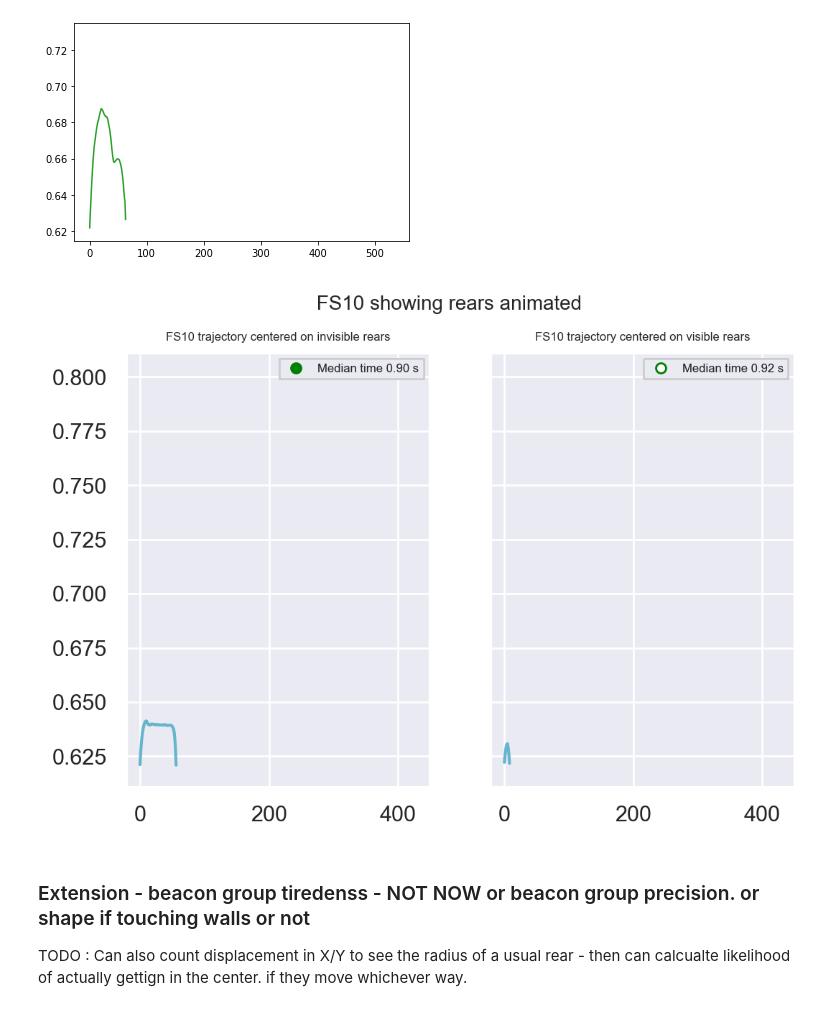
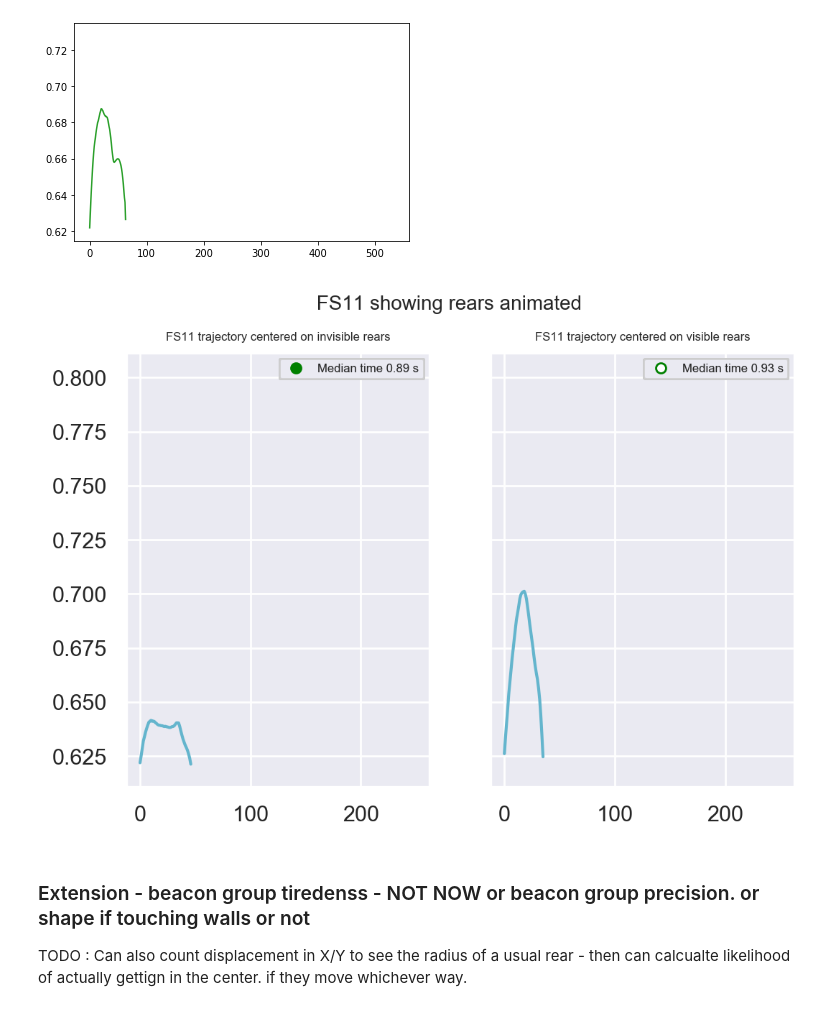
Before and after one commit to Fabalinks/Rearing_analysis, a Jupyter notebook: Code/20211201_FS_rearing_dynamics_PLOTTING.ipynb, the cells around one changed output. Cells and saved outputs as stored; diff of their text form; code cells hidden in the pictures.

```diff
--- a/Code/20211201_FS_rearing_dynamics_PLOTTING.ipynb
+++ b/Code/20211201_FS_rearing_dynamics_PLOTTING.ipynb
@@ -554,5 +554,5 @@ def Get_rear_dur_visible_beacon_and_not (rat_ID,day_beg,day_end,distance_from_be
 
         print("collected %s rears"%index)
     return(lenght_in,lenght_out,rear_traj,rear_traj_out)
-lenght_in,lenght_out,rear_traj,rear_traj_out=Get_rear_dur_visible_beacon_and_not(rat_ID='FS10',day_beg=8,day_end=15,distance_from_beacon=.2)
+lenght_in,lenght_out,rear_traj,rear_traj_out=Get_rear_dur_visible_beacon_and_not(rat_ID='FS11',day_beg=8,day_end=15,distance_from_beacon=.2)
 # %% [output]
@@ -623,35 +623,35 @@ def Rear_trajectories_animated (session,lenght_in,lenght_out,rear_traj,rear_traj
     fig, ax = plt.subplots(1,2,dpi=200,sharey=True,sharex=True)
     camera = Camera(fig)
 
 
     ax[0].set_title ('%s trajectory centered on invisible rears'%(session), fontsize=6)
     ax[1].set_title ('%s trajectory centered on visible rears'%(session),fontsize=6)
 
     median = statistics.median(lenght_in)
     median_out= statistics.median(lenght_out)
 
     median = mlines.Line2D([], [], marker='o',markersize=5,markerfacecolor="green",
                             markeredgecolor="green",linewidth = 0, label='Median time %.2f s' %median)
     median_out = mlines.Line2D([], [], marker='o',markersize=5,markerfacecolor="white",
                             markeredgecolor="green",linewidth = 0, label='Median time %.2f s' %median_out)
 
     ax[0].legend(handles=[median],loc='best',prop={'size': 6})
     ax[1].legend(handles=[median_out],loc='best',prop={'size': 6})
 
     fig.suptitle(' %s showing rears animated '% ( session,), fontsize=10)
 
     for index in range(0,80,2):
         ax[0].plot(rear_traj[index])
         ax[1].plot(rear_traj_out[index])
         camera.snap()
     animation = camera.animate(blit=False, interval=500 ,repeat = True,
                            repeat_delay = 500)#number in msec
     HTML(animation.to_html5_video())
     animation.save('%sRat_rear_trajetory_around_beacon_%s_mid_both.gif' %(figures,session), writer = 'pillow')
 
-Rear_trajectories_animated ('FS10',lenght_in,lenght_out,rear_traj,rear_traj_out)
+Rear_trajectories_animated ('FS11',lenght_in,lenght_out,rear_traj,rear_traj_out)
 # %% [output]
-[figure, old version]
+[figure, new version]
 # %% [markdown]
 ### Extension - beacon group tiredenss - NOT NOW   or beacon group precision. or shape if touching walls  or not
 TODO : Can also count displacement in X/Y to see the radius of a usual rear - then can calcualte likelihood of actually gettign in the center. if they move whichever way.
```
Also changed, not shown: parts of 1 cell of this notebook, 4 other files.
